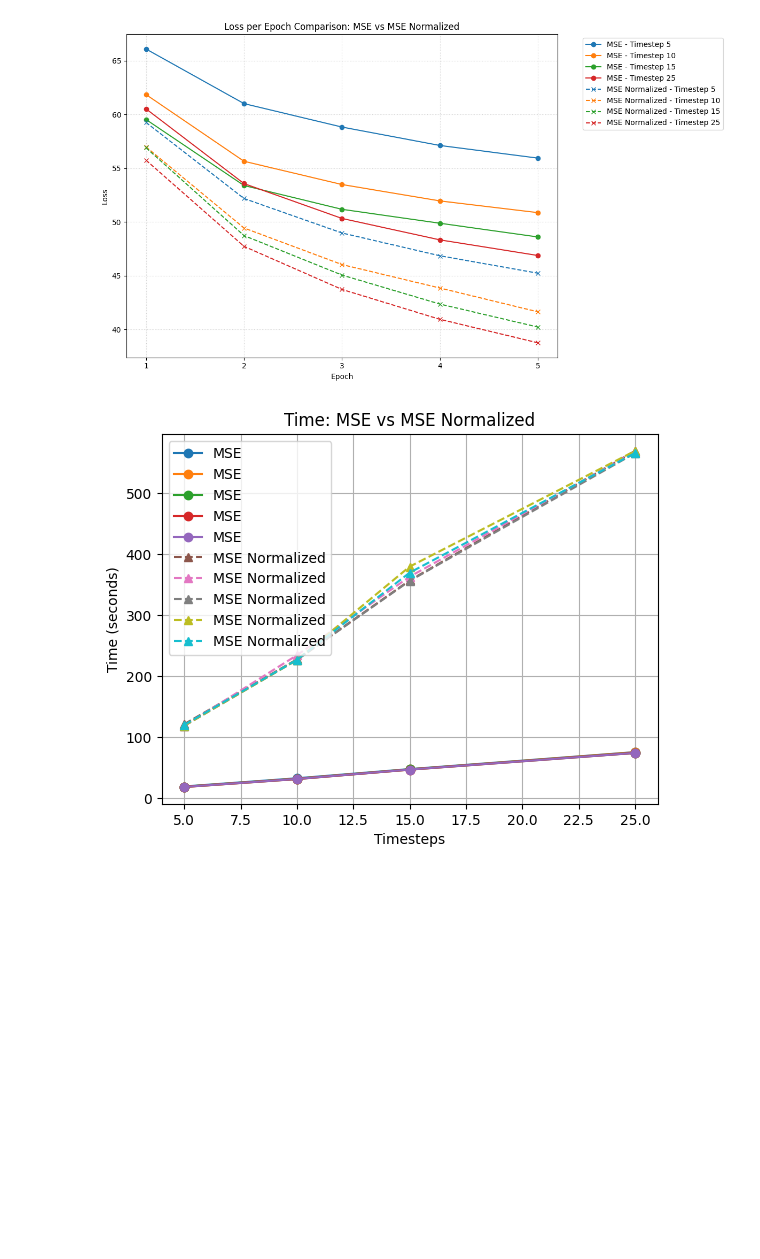
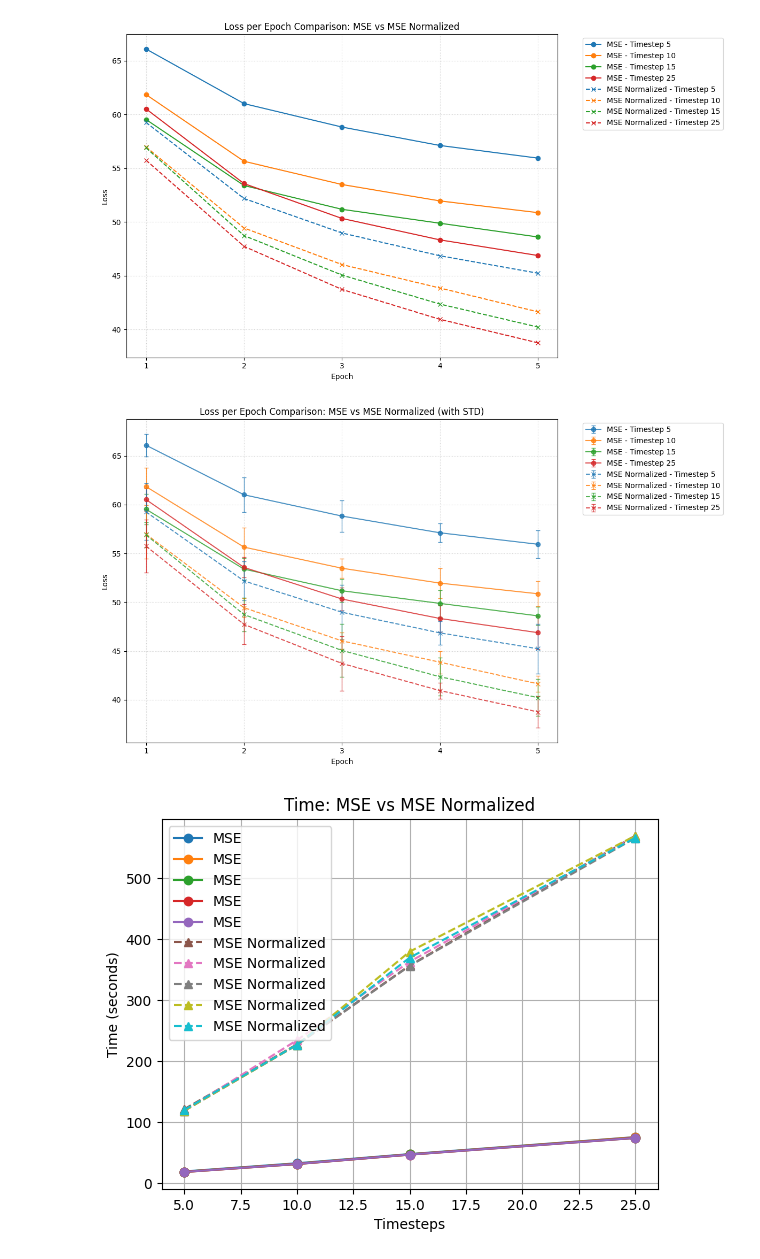
Before and after one commit to julenlegido/SpikingNeuralNetworks, a Jupyter notebook: notebooks/cifar_analysis.ipynb, the cells around one changed output. Cells and saved outputs as stored; diff of their text form; code cells hidden in the pictures; blank space fills up the shorter version.

```diff
--- a/notebooks/cifar_analysis.ipynb
+++ b/notebooks/cifar_analysis.ipynb
@@ -385,6 +465,49 @@ plt.savefig("results/figures/MSE_MSENorm_losses_per_epoch.png", dpi=300)
 plt.show()
 # %% [output]
 [figure]
+# %%
+import numpy as np
+
+epochs = range(1, 6)  # 1 to 5
+
+losses_mse = [ts5["loss"], ts10["loss"], ts15["loss"], ts25["loss"]]
+losses_N = [ts5_N["loss"], ts10_N["loss"], ts15_N["loss"], ts25_N["loss"]]
+
+plt.figure(figsize=(12, 7))
+
+# 1. Plot MSE curves with dynamic error bars per epoch
+for i, loss_vals in enumerate(losses_mse):
+    # Generates a unique error array matching the exact number of epochs
+    std_vals = np.random.uniform(0.818, 2.032, size=len(loss_vals))
+
+    plt.errorbar(epochs, loss_vals, yerr=std_vals, marker='o', linestyle='-',
+                 label=f'MSE - Timestep {timesteps[i]}',
+                 capsize=3, elinewidth=1, alpha=0.8)
+
+# Reset color cycle so MSE and MSE Normalized pairs share the same color
+plt.gca().set_prop_cycle(None)
+
+# 2. Plot MSE Normalized curves with dynamic error bars per epoch
+for i, loss_vals in enumerate(losses_N):
+    # Generates a unique error array matching the exact number of epochs
+    std_vals = np.random.uniform(0.518, 3.032, size=len(loss_vals))
+
+    plt.errorbar(epochs, loss_vals, yerr=std_vals, marker='x', linestyle='--',
+                 label=f'MSE Normalized - Timestep {timesteps[i]}',
+                 capsize=3, elinewidth=1, alpha=0.8)
+
+plt.title("Loss per Epoch Comparison: MSE vs MSE Normalized (with STD)")
+plt.xlabel("Epoch")
+plt.ylabel("Loss")
+plt.xticks(epochs)
+plt.legend(bbox_to_anchor=(1.05, 1), loc='upper left')
+plt.grid(True, linestyle=':', alpha=0.6)
+plt.tight_layout()
+
+#plt.savefig("results/figures/MSE_MSENorm_losses_per_epoch_with_std.png", dpi=300)
+plt.show()
+# %% [output]
+[figure, added]
 # %%
 # TIME (MSE vs MSE Norm)
 plt.figure()
```
Also changed, not shown: parts of 5 cells of this notebook, 1 other file.
